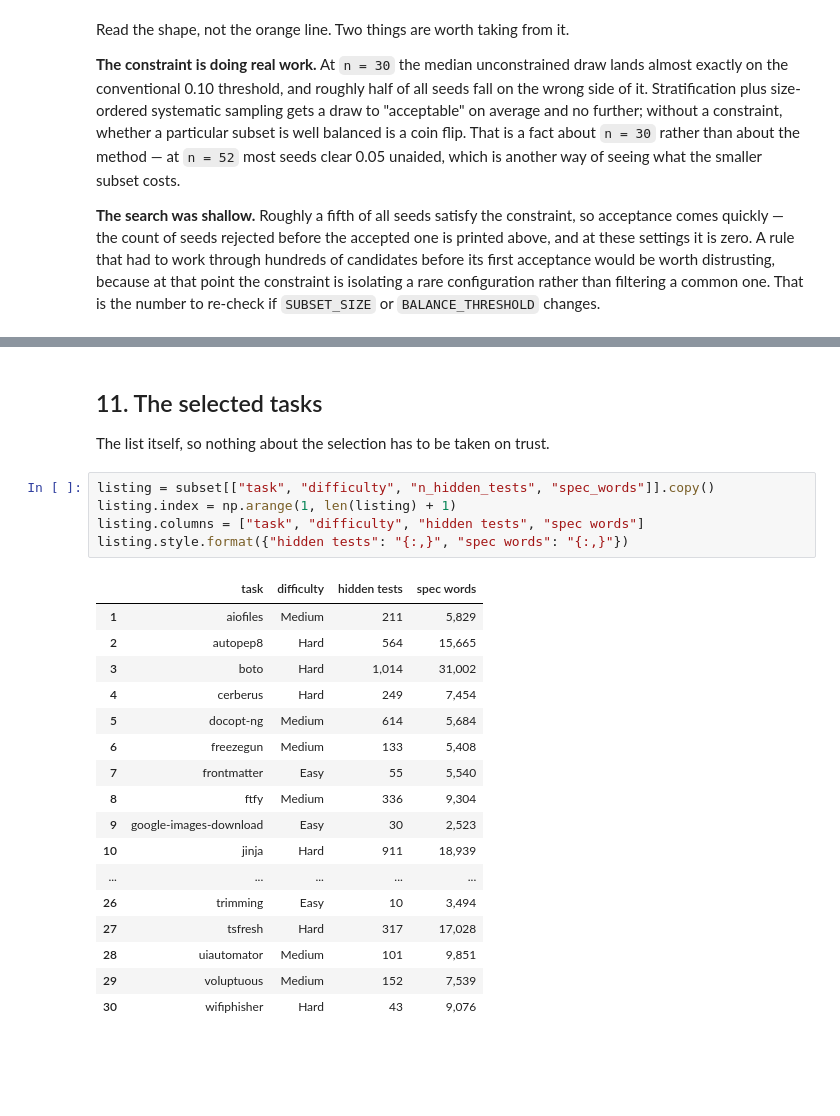
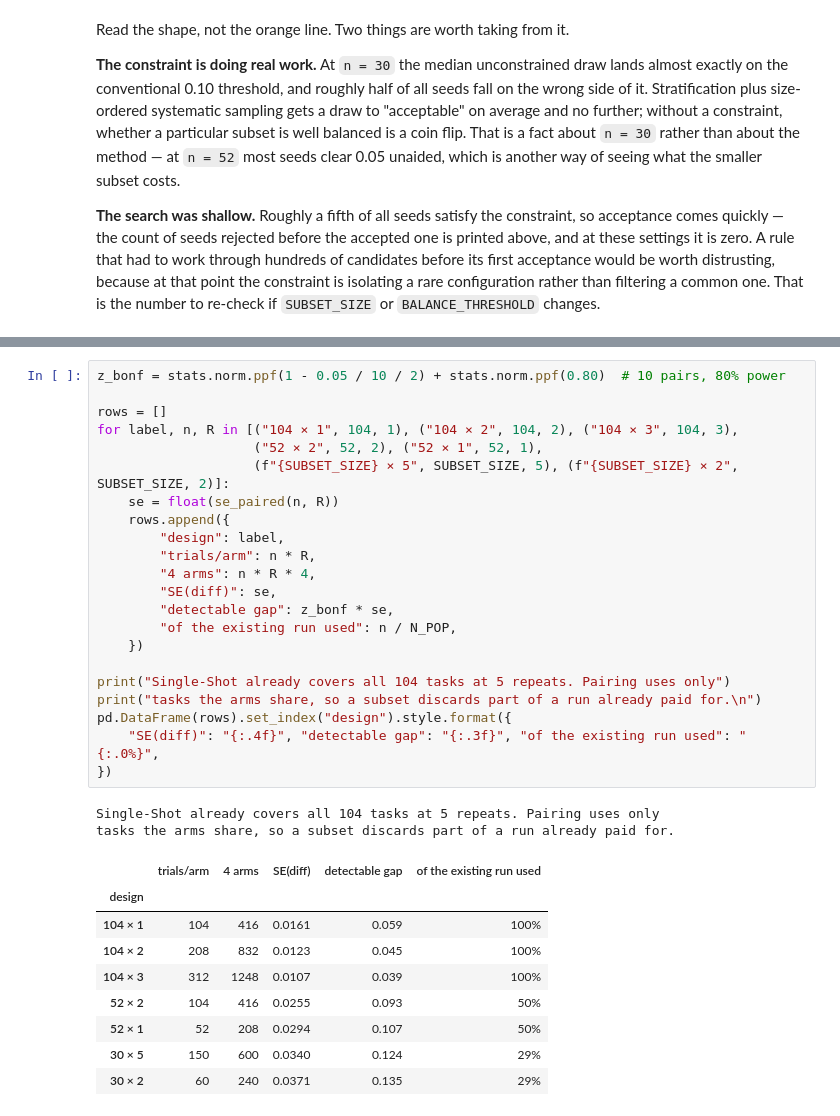
Before and after one commit to Tim-Dietrich/EvaluationPlatform, a Jupyter notebook: notebooks/nl2repobench-subset-selection.ipynb, the cells around one changed output, grey strips where cells are left out. Cells and saved outputs as stored; diff of their text form; blank space fills up the shorter version.

```diff
--- a/notebooks/nl2repobench-subset-selection.ipynb
+++ b/notebooks/nl2repobench-subset-selection.ipynb
@@ -1036,27 +1096,34 @@ should not be reported as *the* NL2RepoBench score", and the paired columns as
-# %% [markdown]
-## 11. The selected tasks
-
-The list itself, so nothing about the selection has to be taken on trust.
-# %%
-listing = subset[["task", "difficulty", "n_hidden_tests", "spec_words"]].copy()
-listing.index = np.arange(1, len(listing) + 1)
-listing.columns = ["task", "difficulty", "hidden tests", "spec words"]
-listing.style.format({"hidden tests": "{:,}", "spec words": "{:,}"})
-# %% [output]
-|  | task | difficulty | hidden tests | spec words |
-| 1 | aiofiles | Medium | 211 | 5,829 |
-| 2 | autopep8 | Hard | 564 | 15,665 |
-| 3 | boto | Hard | 1,014 | 31,002 |
-| 4 | cerberus | Hard | 249 | 7,454 |
-| 5 | docopt-ng | Medium | 614 | 5,684 |
-| 6 | freezegun | Medium | 133 | 5,408 |
-| 7 | frontmatter | Easy | 55 | 5,540 |
-| 8 | ftfy | Medium | 336 | 9,304 |
-| 9 | google-images-download | Easy | 30 | 2,523 |
-| 10 | jinja | Hard | 911 | 18,939 |
-| ... | ... | ... | ... | ... |
-| 26 | trimming | Easy | 10 | 3,494 |
-| 27 | tsfresh | Hard | 317 | 17,028 |
-| 28 | uiautomator | Medium | 101 | 9,851 |
-| 29 | voluptuous | Medium | 152 | 7,539 |
-| 30 | wifiphisher | Hard | 43 | 9,076 |
+# %%
+z_bonf = stats.norm.ppf(1 - 0.05 / 10 / 2) + stats.norm.ppf(0.80)  # 10 pairs, 80% power
+
+rows = []
+for label, n, R in [("104 × 1", 104, 1), ("104 × 2", 104, 2), ("104 × 3", 104, 3),
+                    ("52 × 2", 52, 2), ("52 × 1", 52, 1),
+                    (f"{SUBSET_SIZE} × 5", SUBSET_SIZE, 5), (f"{SUBSET_SIZE} × 2", SUBSET_SIZE, 2)]:
+    se = float(se_paired(n, R))
+    rows.append({
+        "design": label,
+        "trials/arm": n * R,
+        "4 arms": n * R * 4,
+        "SE(diff)": se,
+        "detectable gap": z_bonf * se,
+        "of the existing run used": n / N_POP,
+    })
+
+print("Single-Shot already covers all 104 tasks at 5 repeats. Pairing uses only")
+print("tasks the arms share, so a subset discards part of a run already paid for.\n")
+pd.DataFrame(rows).set_index("design").style.format({
+    "SE(diff)": "{:.4f}", "detectable gap": "{:.3f}", "of the existing run used": "{:.0%}",
+})
+# %% [output]
+Single-Shot already covers all 104 tasks at 5 repeats. Pairing uses only
+tasks the arms share, so a subset discards part of a run already paid for.
+|  | trials/arm | 4 arms | SE(diff) | detectable gap | of the existing run used |
+| design |  |  |  |  |  |
+| 104 × 1 | 104 | 416 | 0.0161 | 0.059 | 100% |
+| 104 × 2 | 208 | 832 | 0.0123 | 0.045 | 100% |
+| 104 × 3 | 312 | 1248 | 0.0107 | 0.039 | 100% |
+| 52 × 2 | 104 | 416 | 0.0255 | 0.093 | 50% |
+| 52 × 1 | 52 | 208 | 0.0294 | 0.107 | 50% |
+| 30 × 5 | 150 | 600 | 0.0340 | 0.124 | 29% |
+| 30 × 2 | 60 | 240 | 0.0371 | 0.135 | 29% |
```
Also changed, not shown: parts of 20 cells of this notebook, 3 other files.
